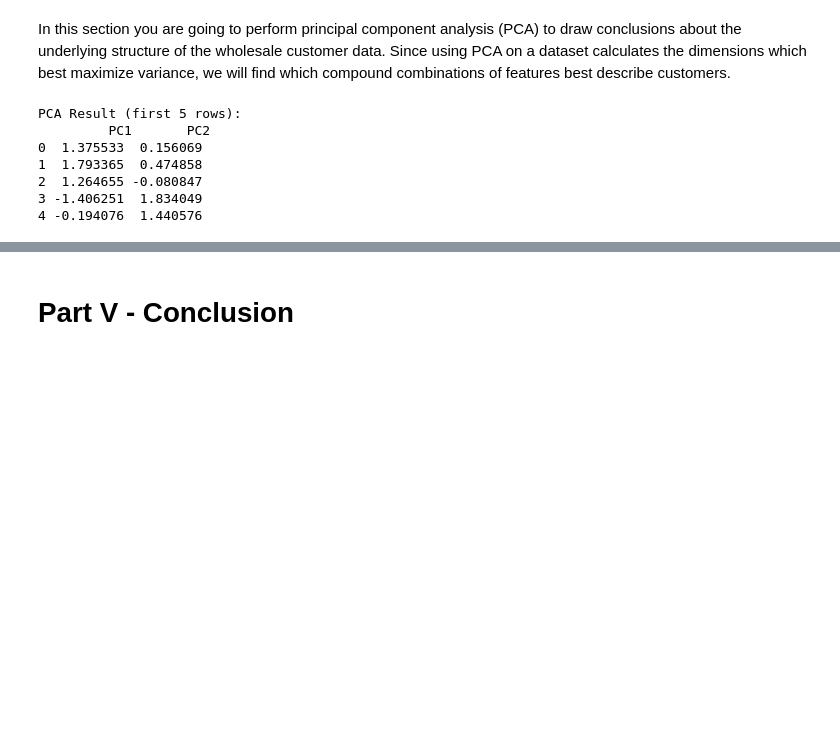
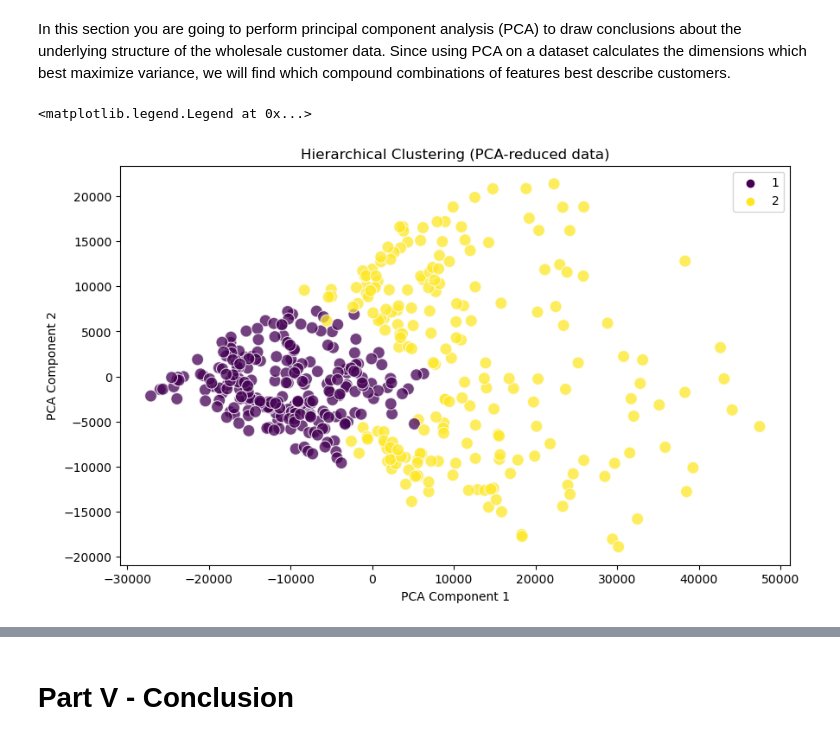
Before and after one commit to rdebullain/ML-Unsupervised, a Jupyter notebook: notebooks/unsupervised_learning_project.ipynb, the cells around one changed output, grey strips where cells are left out. Saved outputs shown, nothing was run; the diff lists cells and outputs as text; code cells hidden in the pictures; blank space fills up the shorter version.

```diff
--- a/notebooks/unsupervised_learning_project.ipynb
+++ b/notebooks/unsupervised_learning_project.ipynb
@@ -517,9 +497,9 @@ plt.show()
 # %%
-# choose the number of clusters
-num_clusters = 3
+# Determine the optimal number of clusters (e.g., 2)
+optimal_clusters = 2
 
-# assign cluster labels
-cluster_labels = fcluster(Z, num_clusters, criterion='maxclust')
+# Assign cluster labels
+df_hierarchical['Cluster'] = fcluster(Z, optimal_clusters, criterion='maxclust')
 
-# add the cluster labels to the original DataFrame
-df['Cluster'] = cluster_labels
+# Display the DataFrame with cluster labels
+print(df_hierarchical.head())
@@ -537,25 +522,24 @@ df.head()
 # %% [markdown]
 In this section you are going to perform principal component analysis (PCA) to draw conclusions about the underlying structure of the wholesale customer data. Since using PCA on a dataset calculates the dimensions which best maximize variance, we will find which compound combinations of features best describe customers.
 # %%
-# perform PCA
+# Perform PCA to reduce to 2 components for visualization
 pca = PCA(n_components=2)
-pca_result = pca.fit_transform(df_scaled)
+pca_transformed = pca.fit_transform(df_hierarchical.drop('Cluster', axis=1))
 # %%
-# create a DataFrame with the PCA results
-pca_df = pd.DataFrame(data=pca_result, columns=['PC1', 'PC2'])
+# Add PCA components to the DataFrame
+df_hierarchical['PCA1'] = pca_transformed[:, 0]
+df_hierarchical['PCA2'] = pca_transformed[:, 1]
-# %%
-# add the PCA components to the original DataFrame
-df['PC1'] = pca_df['PC1']
-df['PC2'] = pca_df['PC2']
-print("PCA Result (first 5 rows):\n", pca_df.head())
-# %% [output]
-PCA Result (first 5 rows):
-         PC1       PC2
-0  1.375533  0.156069
-1  1.793365  0.474858
-2  1.264655 -0.080847
-3 -1.406251  1.834049
-4 -0.194076  1.440576
+# %%
+# Visualize the clusters
+plt.figure(figsize=(10, 6))
+sns.scatterplot(x='PCA1', y='PCA2', hue='Cluster', data=df_hierarchical, palette='viridis', s=100, alpha=0.75)
+plt.title('Hierarchical Clustering (PCA-reduced data)')
+plt.xlabel('PCA Component 1')
+plt.ylabel('PCA Component 2')
+plt.legend()
+# %% [output]
+<matplotlib.legend.Legend at 0x...>
+[figure, added]
 # %%
 # analyze Principal Components
 explained_variance = pca.explained_variance_ratio_
```
Also changed, not shown: parts of 32 cells of this notebook.
